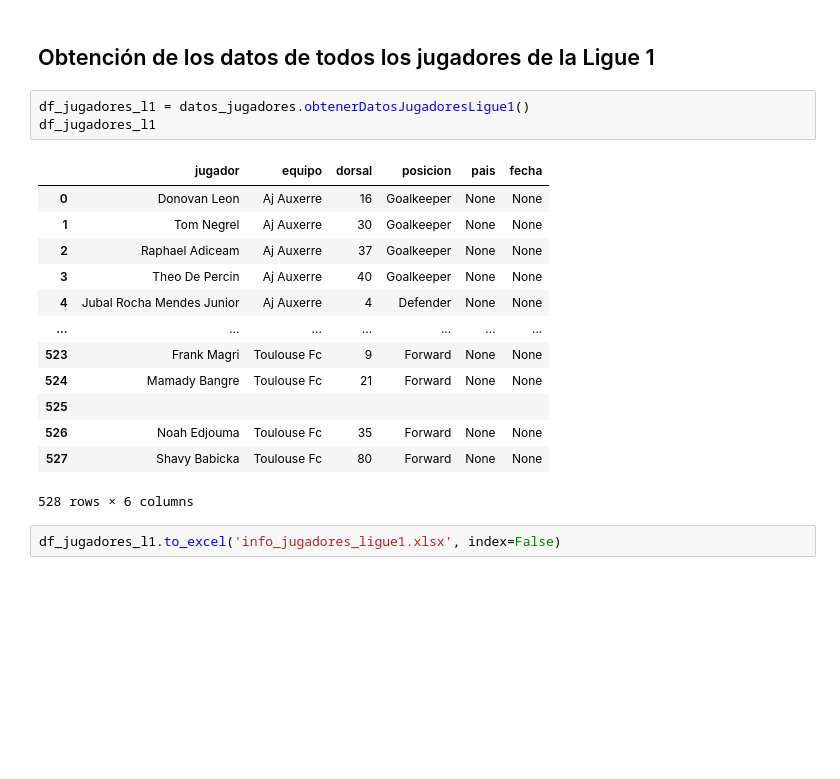
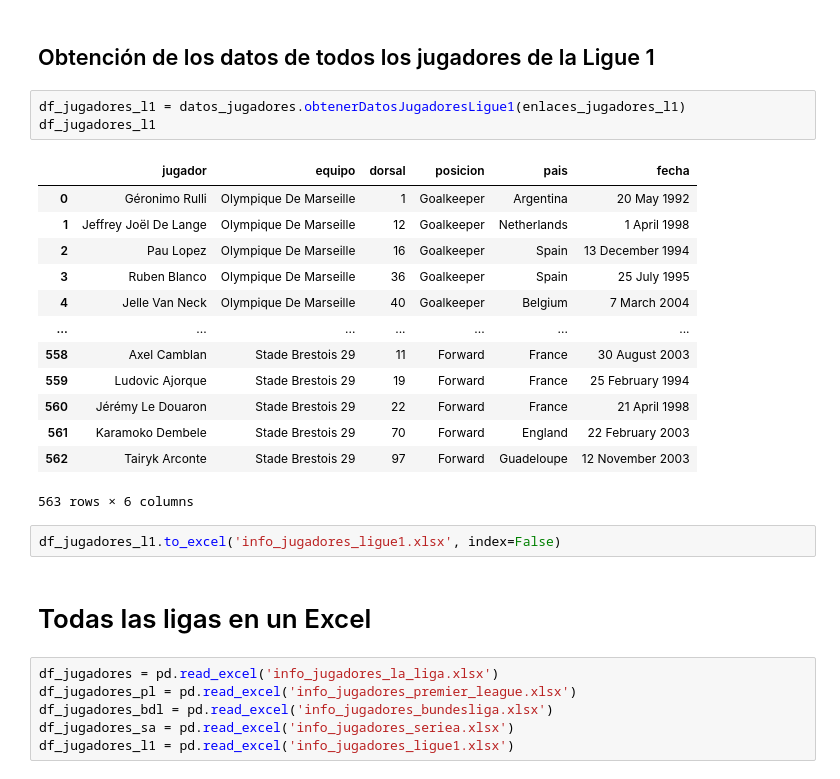
Before and after one commit to srgmrtnvqr/InfoJugadoresFutbol, a Jupyter notebook: descargar_datos.ipynb, the cells around one changed output. Drawn from its saved outputs; the diff is of its cells as text; blank space fills up the shorter version.

Commit message:
Comienzo de la unificación de los datos.

```diff
--- a/descargar_datos.ipynb
+++ b/descargar_datos.ipynb
@@ -289,21 +290,29 @@ enlaces_jugadores_l1
 # %% [markdown]
 ## Obtención de los datos de todos los jugadores de la Ligue 1
 # %%
-df_jugadores_l1 = datos_jugadores.obtenerDatosJugadoresLigue1()
+df_jugadores_l1 = datos_jugadores.obtenerDatosJugadoresLigue1(enlaces_jugadores_l1)
 df_jugadores_l1
 # %% [output]
 |  | jugador | equipo | dorsal | posicion | pais | fecha |
-| 0 | Donovan Leon | Aj Auxerre | 16 | Goalkeeper | None | None |
-| 1 | Tom Negrel | Aj Auxerre | 30 | Goalkeeper | None | None |
-| 2 | Raphael Adiceam | Aj Auxerre | 37 | Goalkeeper | None | None |
-| 3 | Theo De Percin | Aj Auxerre | 40 | Goalkeeper | None | None |
-| 4 | Jubal Rocha Mendes Junior | Aj Auxerre | 4 | Defender | None | None |
+| 0 | Géronimo Rulli | Olympique De Marseille | 1 | Goalkeeper | Argentina | 20 May 1992 |
+| 1 | Jeffrey Joël De Lange | Olympique De Marseille | 12 | Goalkeeper | Netherlands | 1 April 1998 |
+| 2 | Pau Lopez | Olympique De Marseille | 16 | Goalkeeper | Spain | 13 December 1994 |
+| 3 | Ruben Blanco | Olympique De Marseille | 36 | Goalkeeper | Spain | 25 July 1995 |
+| 4 | Jelle Van Neck | Olympique De Marseille | 40 | Goalkeeper | Belgium | 7 March 2004 |
 | ... | ... | ... | ... | ... | ... | ... |
-| 523 | Frank Magri | Toulouse Fc | 9 | Forward | None | None |
-| 524 | Mamady Bangre | Toulouse Fc | 21 | Forward | None | None |
-| 525 |  |  |  |  |  |  |
-| 526 | Noah Edjouma | Toulouse Fc | 35 | Forward | None | None |
-| 527 | Shavy Babicka | Toulouse Fc | 80 | Forward | None | None |
+| 558 | Axel Camblan | Stade Brestois 29 | 11 | Forward | France | 30 August 2003 |
+| 559 | Ludovic Ajorque | Stade Brestois 29 | 19 | Forward | France | 25 February 1994 |
+| 560 | Jérémy Le Douaron | Stade Brestois 29 | 22 | Forward | France | 21 April 1998 |
+| 561 | Karamoko Dembele | Stade Brestois 29 | 70 | Forward | England | 22 February 2003 |
+| 562 | Tairyk Arconte | Stade Brestois 29 | 97 | Forward | Guadeloupe | 12 November 2003 |
-528 rows × 6 columns
+563 rows × 6 columns
 # %%
 df_jugadores_l1.to_excel('info_jugadores_ligue1.xlsx', index=False)
+# %% [markdown]
+# Todas las ligas en un Excel
+# %%
+df_jugadores = pd.read_excel('info_jugadores_la_liga.xlsx')
+df_jugadores_pl = pd.read_excel('info_jugadores_premier_league.xlsx')
+df_jugadores_bdl = pd.read_excel('info_jugadores_bundesliga.xlsx')
+df_jugadores_sa = pd.read_excel('info_jugadores_seriea.xlsx')
+df_jugadores_l1 = pd.read_excel('info_jugadores_ligue1.xlsx')
```
Also changed, not shown: parts of 2 cells of this notebook.
